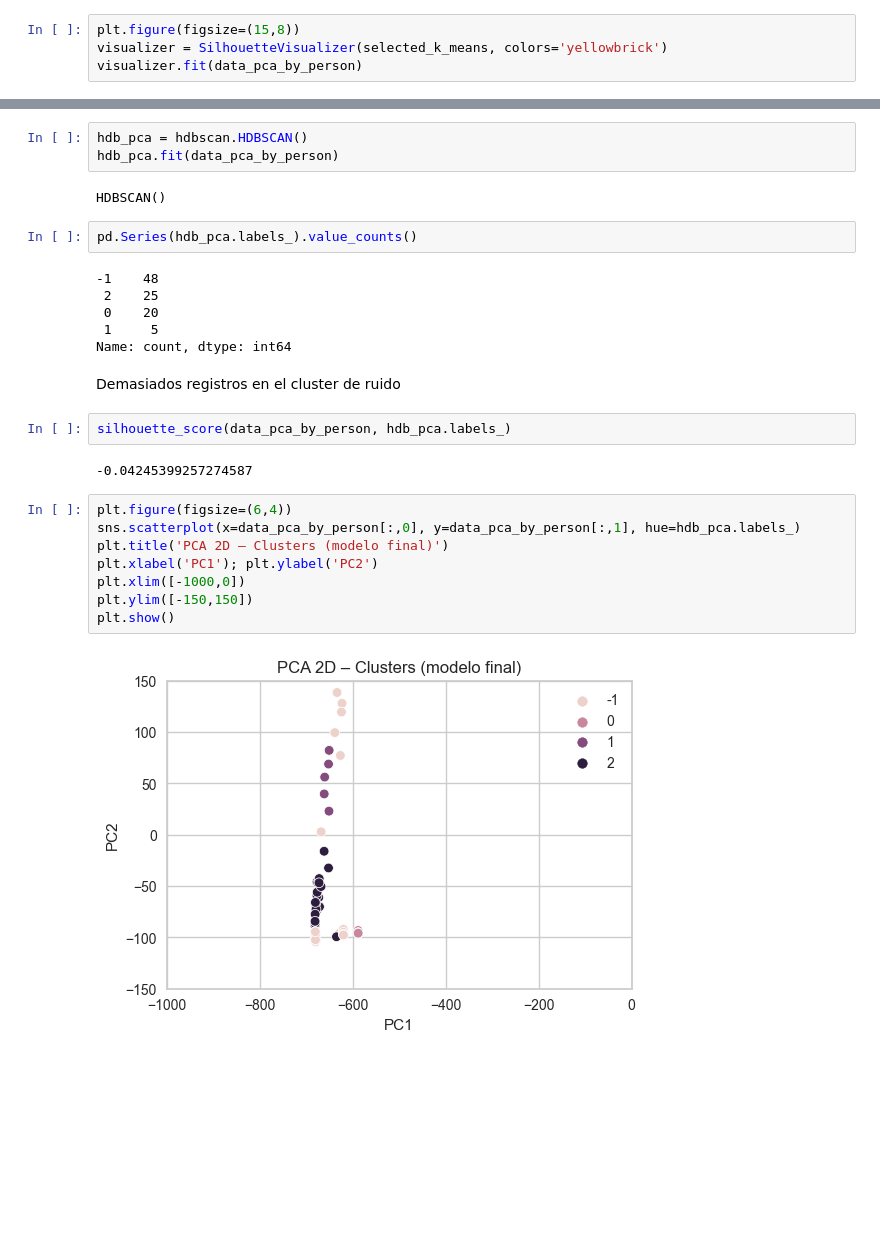
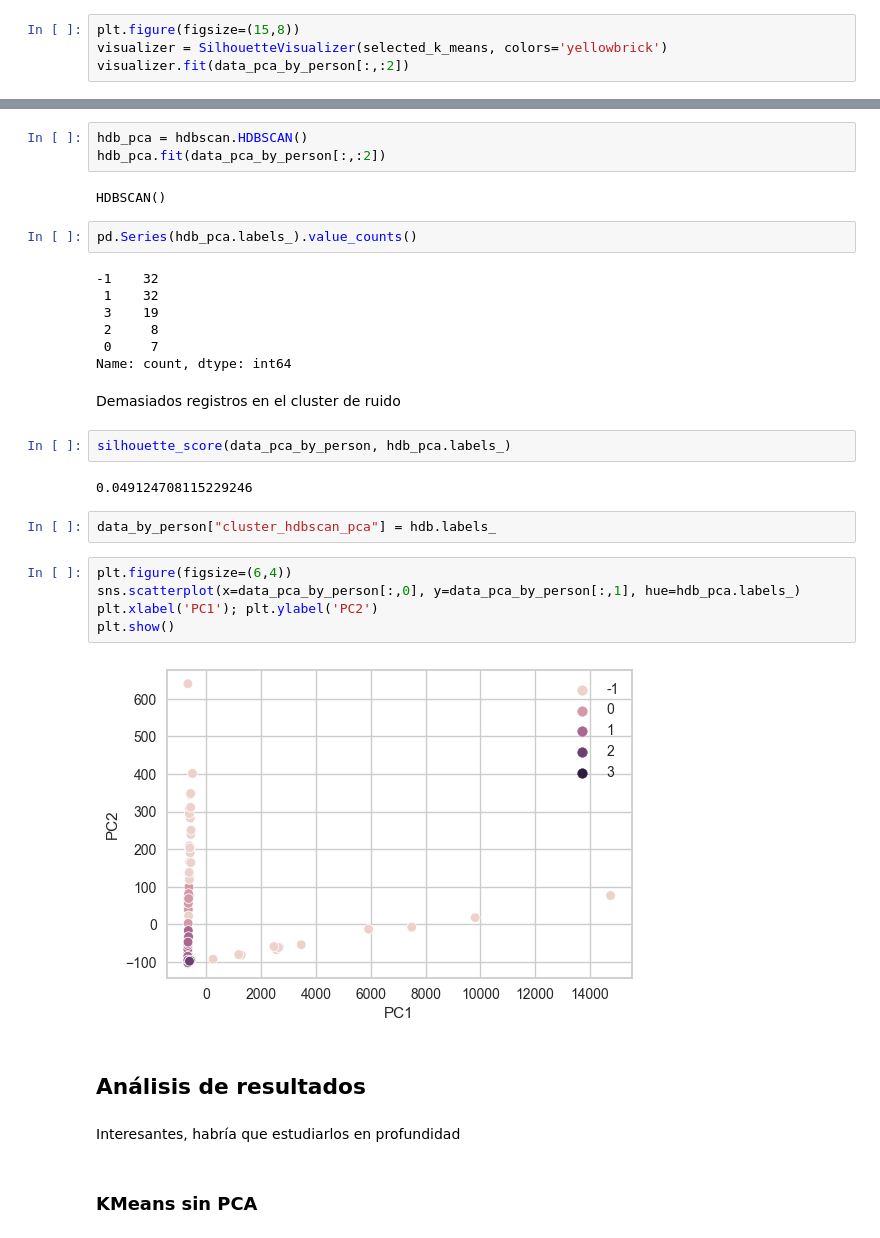
Before and after one commit to alejo-cuello/bootcamp-ds-mlops, a Jupyter notebook: 06-clustering/experimentos/experiment-group-by-person.ipynb, the cells around one changed output, grey strips where cells are left out. Saved outputs shown, nothing was run; the diff lists cells and outputs as text; blank space fills up the shorter version.

Commit message:
[update] análisis finalizado

```diff
--- a/06-clustering/experimentos/experiment-group-by-person.ipynb
+++ b/06-clustering/experimentos/experiment-group-by-person.ipynb
@@ -348,7 +350,7 @@ Hace grupos muy pequeños, lo mismo con cualquier valor de K
 # %%
 plt.figure(figsize=(15,8))
 visualizer = SilhouetteVisualizer(selected_k_means, colors='yellowbrick')
-visualizer.fit(data_pca_by_person)
+visualizer.fit(data_pca_by_person[:,:2])
 # %% [output]
 SilhouetteVisualizer(ax=<Axes: >, colors='yellowbrick',
                      estimator=KMeans(n_clusters=4))
@@ -381,29 +387,35 @@ silhouette_score(data_by_person, hdb.labels_)
 # %%
 hdb_pca = hdbscan.HDBSCAN()
-hdb_pca.fit(data_pca_by_person)
+hdb_pca.fit(data_pca_by_person[:,:2])
 # %% [output]
 HDBSCAN()
 # %%
 pd.Series(hdb_pca.labels_).value_counts()
 # %% [output]
--1    48
- 2    25
- 0    20
- 1     5
+-1    32
+ 1    32
+ 3    19
+ 2     8
+ 0     7
 Name: count, dtype: int64
 # %% [markdown]
 Demasiados registros en el cluster de ruido
 # %%
 silhouette_score(data_pca_by_person, hdb_pca.labels_)
 # %% [output]
--0.04245399257274587
+0.049124708115229246
+# %%
+data_by_person["cluster_hdbscan_pca"] = hdb.labels_
 # %%
 plt.figure(figsize=(6,4))
 sns.scatterplot(x=data_pca_by_person[:,0], y=data_pca_by_person[:,1], hue=hdb_pca.labels_)
-plt.title('PCA 2D – Clusters (modelo final)')
 plt.xlabel('PC1'); plt.ylabel('PC2')
-plt.xlim([-1000,0])
-plt.ylim([-150,150])
 plt.show()
 # %% [output]
-[figure, old version]
+[figure, new version]
+# %% [markdown]
+## Análisis de resultados
+# %% [markdown]
+Interesantes, habría que estudiarlos en profundidad
+# %% [markdown]
+### KMeans sin PCA
```
Also changed, not shown: parts of 24 cells of this notebook.
